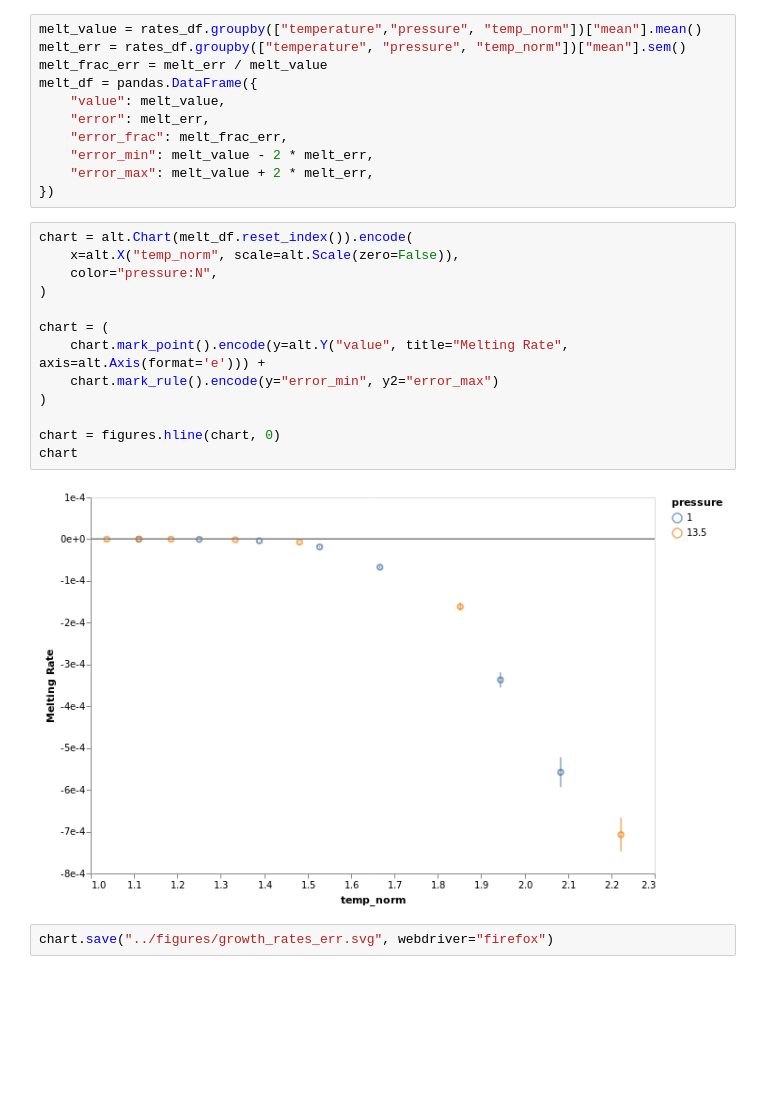
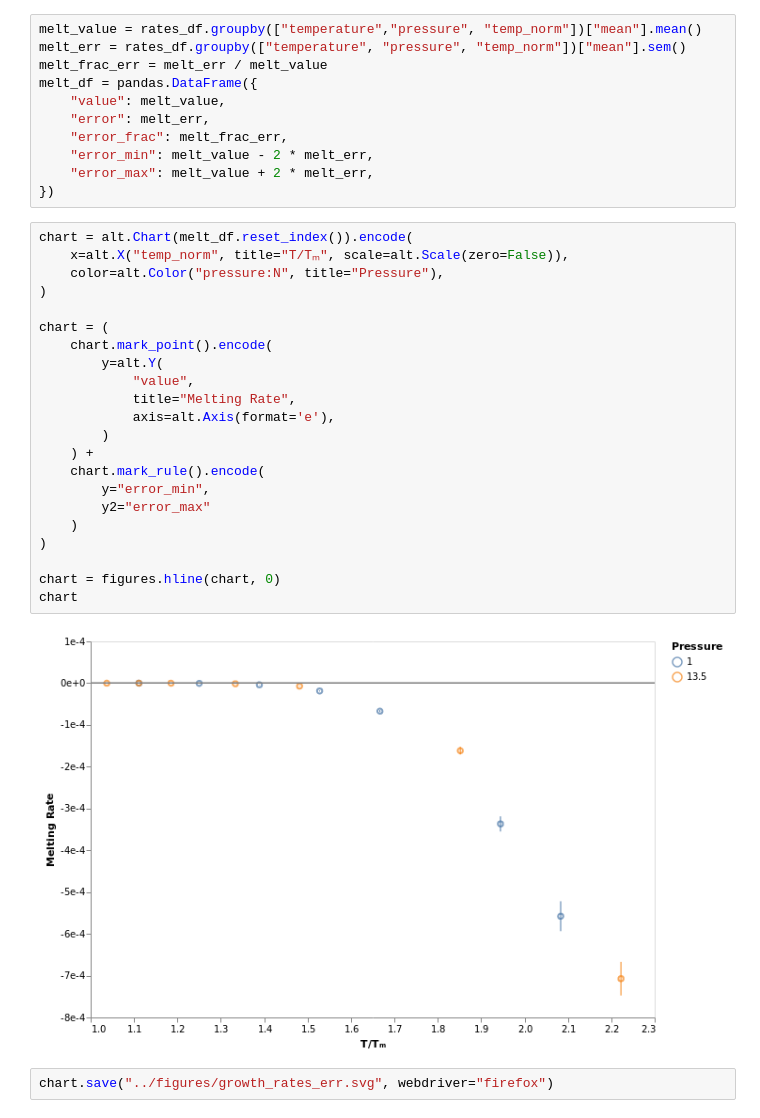
Before and after one commit to malramsay64/Crystal_Melting, a Jupyter notebook: notebooks/12_melting_errors.ipynb, the cells around one changed output. Cells and saved outputs as stored; diff of their text form; blank space fills up the shorter version.

Commit message:
notebooks(melting): Update notebooks on melting
This updates the figures fixing some issues with the labels.

```diff
--- a/notebooks/12_melting_errors.ipynb
+++ b/notebooks/12_melting_errors.ipynb
@@ -51,19 +51,28 @@ melt_df = pandas.DataFrame({
 })
 # %%
 chart = alt.Chart(melt_df.reset_index()).encode(
-    x=alt.X("temp_norm", scale=alt.Scale(zero=False)),
-    color="pressure:N",
+    x=alt.X("temp_norm", title="T/Tₘ", scale=alt.Scale(zero=False)),
+    color=alt.Color("pressure:N", title="Pressure"),
 )
 
 chart = (
-    chart.mark_point().encode(y=alt.Y("value", title="Melting Rate", axis=alt.Axis(format='e'))) +
-    chart.mark_rule().encode(y="error_min", y2="error_max")
+    chart.mark_point().encode(
+        y=alt.Y(
+            "value",
+            title="Melting Rate",
+            axis=alt.Axis(format='e'),
+        )
+    ) +
+    chart.mark_rule().encode(
+        y="error_min",
+        y2="error_max"
+    )
 )
 
 chart = figures.hline(chart, 0)
 chart
 # %% [output]
-[figure, old version]
+[figure, new version]
 # %%
 chart.save("../figures/growth_rates_err.svg", webdriver="firefox")
 # %%
```
Also changed, not shown: parts of 7 cells of this notebook, 2 other files.
